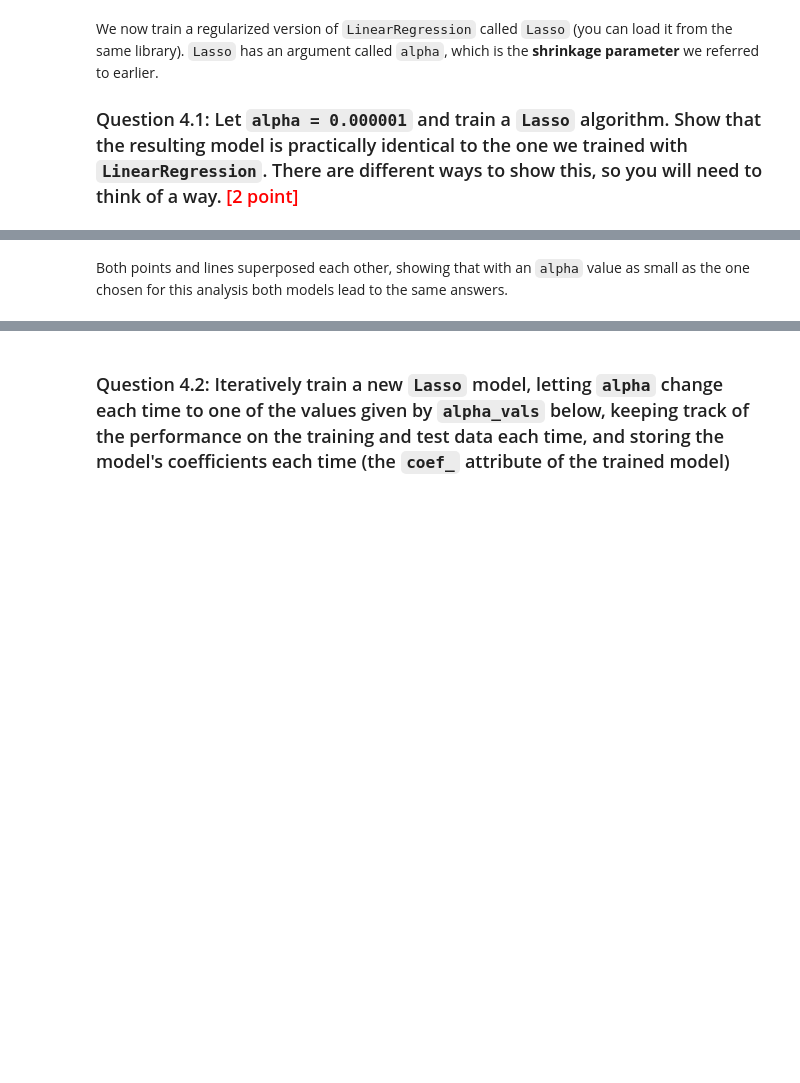
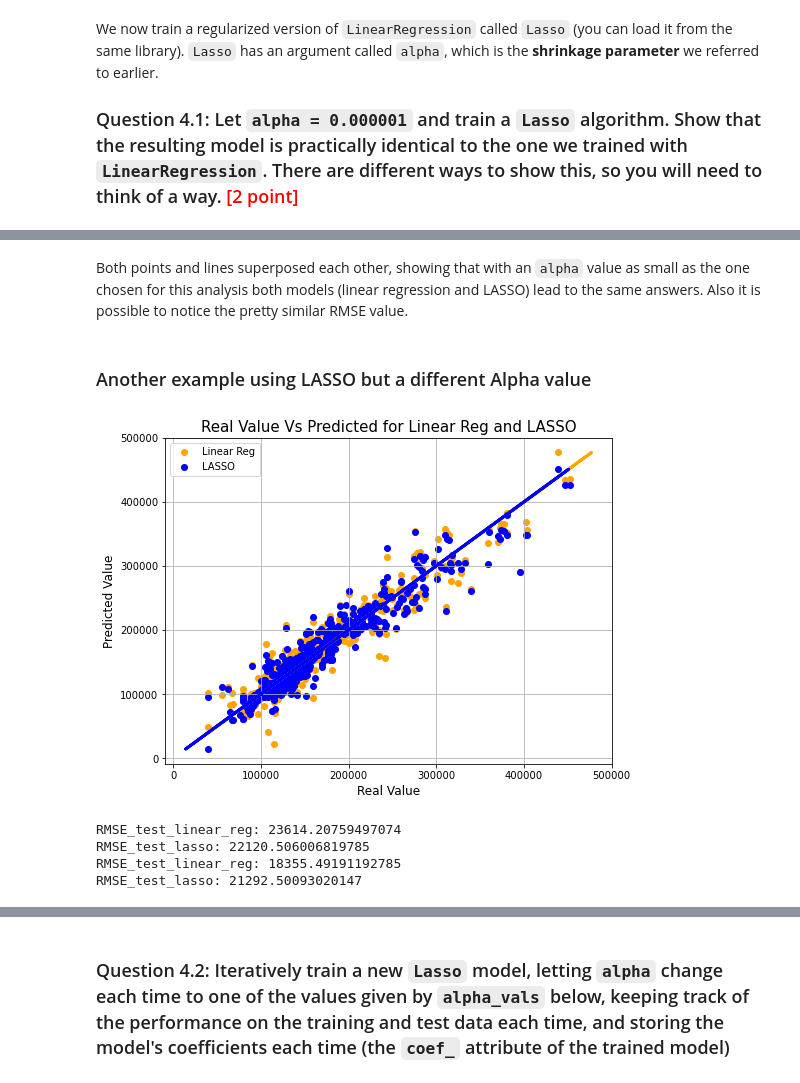
Before and after one commit to rodolfolermacontreras/ML_1_Assignment_7, a Jupyter notebook: MLEARN510-Assignment7-RodolfoLerma.ipynb, the cells around one changed output, grey strips where cells are left out. Drawn from its saved outputs; the diff is of its cells as text; code cells hidden in the pictures; blank space fills up the shorter version.

Commit message:
Final Model

```diff
--- a/MLEARN510-Assignment7-RodolfoLerma.ipynb
+++ b/MLEARN510-Assignment7-RodolfoLerma.ipynb
@@ -351,2 +357,49 @@ RMSE_test_lasso: 23685.269800758728
 # %% [markdown]
-Both points and lines superposed each other, showing that with an `alpha` value as small as the one chosen for this analysis both models lead to the same answers.
+Both points and lines superposed each other, showing that with an `alpha` value as small as the one chosen for this analysis both models (linear regression and LASSO) lead to the same answers. Also it is possible to notice the pretty similar RMSE value.
+# %% [markdown]
+### Another example using  LASSO but a different Alpha value
+# %%
+#Fit a linear regression model to this data
+lasso_2 = Lasso(alpha = 200, max_iter=10000)
+
+# Fit the data(train the model)
+lasso_2.fit(X_train, y_train)
+
+# Predict
+y_predicted_train_lasso = lasso_2.predict(X_train)
+y_predicted_test_lasso = lasso_2.predict(X_test)
+
+#Compute the RMSE
+lasso_performance = RMSE_performance(X_train, X_test, lasso_2)
+
+#To Do Create a scatter plot
+plt.figure(figsize=(8, 6)).gca()
+
+#Linear Regression
+plt.scatter(y_test, y_predicted_test, label = 'Linear Reg', color="orange")
+plt.plot(y_predicted_test, y_predicted_test, linewidth=3, color = 'orange')
+
+#LASSO
+plt.scatter(y_test, y_predicted_test_lasso, label = 'LASSO', color="blue")
+plt.plot(y_predicted_test_lasso, y_predicted_test_lasso, linewidth=3, color="blue")
+
+#General
+plt.title('Real Value Vs Predicted for Linear Reg and LASSO', fontsize = 15)
+plt.xlabel('Real Value', fontsize = 12)
+plt.ylabel('Predicted Value', fontsize = 12)
+plt.legend()
+plt.grid()
+plt.show()
+
+#Comparison in performance
+print('RMSE_test_linear_reg: {}'.format(linear_reg_performance[1]))
+print('RMSE_test_lasso: {}'.format(lasso_performance[1]))
+
+print('RMSE_test_linear_reg: {}'.format(linear_reg_performance[0]))
+print('RMSE_test_lasso: {}'.format(lasso_performance[0]))
+# %% [output]
+[figure, added]
+RMSE_test_linear_reg: 23614.20759497074
+RMSE_test_lasso: 22120.506006819785
+RMSE_test_linear_reg: 18355.49191192785
+RMSE_test_lasso: 21292.50093020147
```
Also changed, not shown: parts of 59 cells of this notebook.
